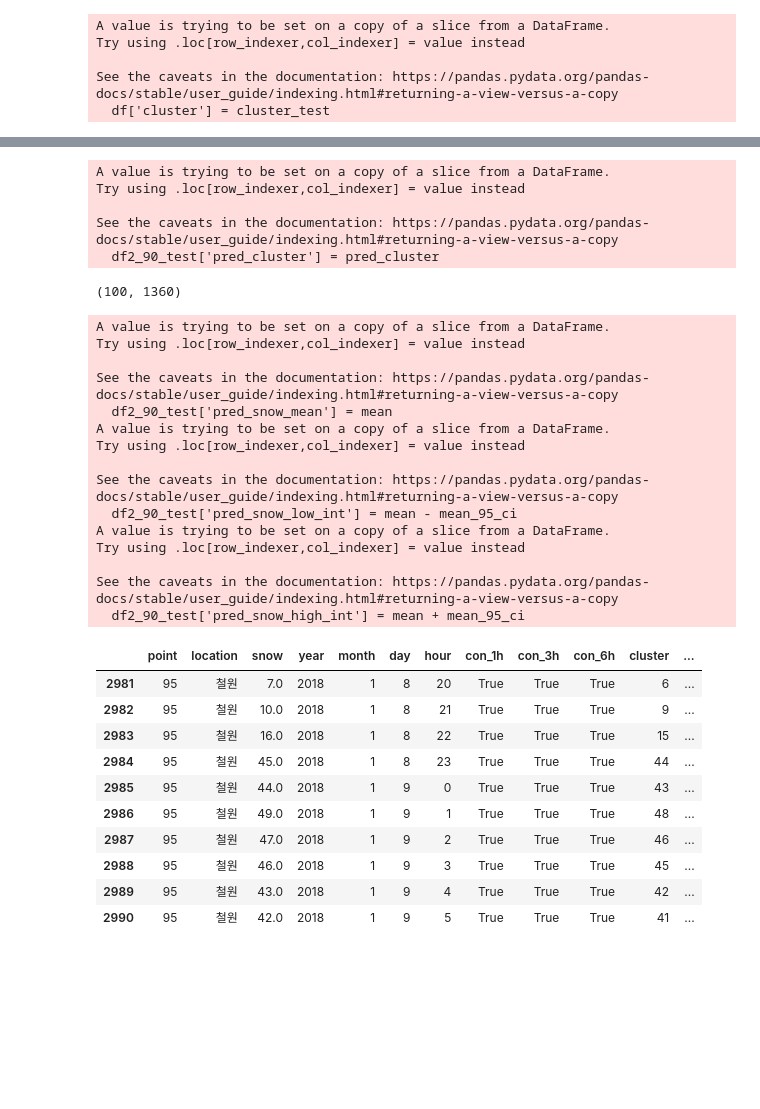
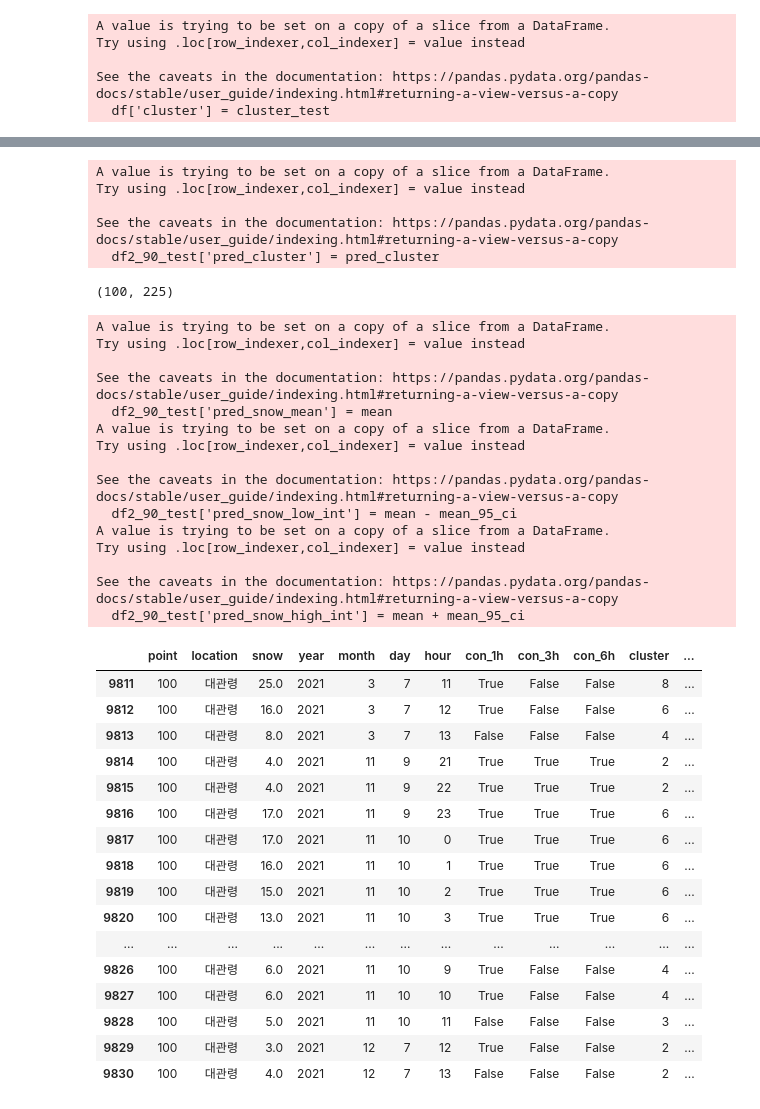
Before and after one commit to joon-stack/snow-prediction-markov-lstm, a Jupyter notebook: workspace.ipynb, the cells around one changed output, grey strips where cells are left out. Cells and saved outputs as stored; diff of their text form; code cells hidden in the pictures; blank space fills up the shorter version.

```diff
--- a/workspace.ipynb
+++ b/workspace.ipynb
@@ -89,7 +74,7 @@ def is_cont(df):
     df2 = pd.DataFrame(dic)
     return df2
 # %%
-df_90 = df[df['지점명']=='철원'].fillna(0)
+df_90 = df[df['지점명']=='대관령'].fillna(0)
 df_90 = df_90[df_90['적설(cm)']>0]
 # %%
 df2_90 = is_cont(df_90)
@@ -112,7 +97,7 @@ df2_90
 # %%
 df2_90_train = df2_90[df2_90['year'] < 2018]
 # df2_90_train = df[df['year'] < 2019]
-df2_90_test = df2_90[df2_90['year'] >= 2018]
+df2_90_test = df2_90[df2_90['year'] == 2021]
 # %%
 df2_90_test
 # %% [output]
@@ -132,7 +117,7 @@ df2_90_test
 # %%
 def make_cluster_in_order(df):
     snow = np.log(np.array(df['snow'])).reshape(-1, 1)
-    kmeans = KMeans(n_clusters=100)
+    kmeans = KMeans(n_clusters=20)
     clusters = kmeans.fit(snow)
     df['cluster']=clusters.labels_
     minmax = []
@@ -203,7 +176,7 @@ Try using .loc[row_indexer,col_indexer] = value instead
 See the caveats in the documentation: https://pandas.pydata.org/pandas-docs/stable/user_guide/indexing.html#returning-a-view-versus-a-copy
   df['cluster'] = cluster_in_order
 # %%
-markov = np.zeros((100, 100))
+markov = np.zeros((20, 20))
 # %%
 for n, cl in enumerate(df2_90_train['cluster']):
     if n == len(df2_90_train['cluster'])-1:
@@ -276,40 +273,46 @@ Try using .loc[row_indexer,col_indexer] = value instead
 
 See the caveats in the documentation: https://pandas.pydata.org/pandas-docs/stable/user_guide/indexing.html#returning-a-view-versus-a-copy
   df2_90_test['pred_cluster'] = pred_cluster
-(100, 1360)
+(100, 225)
 # %%
 mean = np.mean(pred_snow_, axis=0)
 mean_95_ci = 2.576 * np.std(pred_snow_, axis=0) / np.sqrt(100)
 df2_90_test['pred_snow_mean'] = mean
 df2_90_test['pred_snow_low_int'] = mean - mean_95_ci
 df2_90_test['pred_snow_high_int'] = mean + mean_95_ci
 
-df2_90_test[:10]
+df2_90_test[-20:]
 # %% [output]
 A value is trying to be set on a copy of a slice from a DataFrame.
 Try using .loc[row_indexer,col_indexer] = value instead
 
 See the caveats in the documentation: https://pandas.pydata.org/pandas-docs/stable/user_guide/indexing.html#returning-a-view-versus-a-copy
   df2_90_test['pred_snow_mean'] = mean
 A value is trying to be set on a copy of a slice from a DataFrame.
 Try using .loc[row_indexer,col_indexer] = value instead
 
 See the caveats in the documentation: https://pandas.pydata.org/pandas-docs/stable/user_guide/indexing.html#returning-a-view-versus-a-copy
   df2_90_test['pred_snow_low_int'] = mean - mean_95_ci
 A value is trying to be set on a copy of a slice from a DataFrame.
 Try using .loc[row_indexer,col_indexer] = value instead
 
 See the caveats in the documentation: https://pandas.pydata.org/pandas-docs/stable/user_guide/indexing.html#returning-a-view-versus-a-copy
   df2_90_test['pred_snow_high_int'] = mean + mean_95_ci
 |  | point | location | snow | year | month | day | hour | con_1h | con_3h | con_6h | cluster | ... |
-| 2981 | 95 | 철원 | 7.0 | 2018 | 1 | 8 | 20 | True | True | True | 6 | ... |
-| 2982 | 95 | 철원 | 10.0 | 2018 | 1 | 8 | 21 | True | True | True | 9 | ... |
-| 2983 | 95 | 철원 | 16.0 | 2018 | 1 | 8 | 22 | True | True | True | 15 | ... |
-| 2984 | 95 | 철원 | 45.0 | 2018 | 1 | 8 | 23 | True | True | True | 44 | ... |
-| 2985 | 95 | 철원 | 44.0 | 2018 | 1 | 9 | 0 | True | True | True | 43 | ... |
-| 2986 | 95 | 철원 | 49.0 | 2018 | 1 | 9 | 1 | True | True | True | 48 | ... |
-| 2987 | 95 | 철원 | 47.0 | 2018 | 1 | 9 | 2 | True | True | True | 46 | ... |
-| 2988 | 95 | 철원 | 46.0 | 2018 | 1 | 9 | 3 | True | True | True | 45 | ... |
-| 2989 | 95 | 철원 | 43.0 | 2018 | 1 | 9 | 4 | True | True | True | 42 | ... |
-| 2990 | 95 | 철원 | 42.0 | 2018 | 1 | 9 | 5 | True | True | True | 41 | ... |
+| 9811 | 100 | 대관령 | 25.0 | 2021 | 3 | 7 | 11 | True | False | False | 8 | ... |
+| 9812 | 100 | 대관령 | 16.0 | 2021 | 3 | 7 | 12 | True | False | False | 6 | ... |
+| 9813 | 100 | 대관령 | 8.0 | 2021 | 3 | 7 | 13 | False | False | False | 4 | ... |
+| 9814 | 100 | 대관령 | 4.0 | 2021 | 11 | 9 | 21 | True | True | True | 2 | ... |
+| 9815 | 100 | 대관령 | 4.0 | 2021 | 11 | 9 | 22 | True | True | True | 2 | ... |
+| 9816 | 100 | 대관령 | 17.0 | 2021 | 11 | 9 | 23 | True | True | True | 6 | ... |
+| 9817 | 100 | 대관령 | 17.0 | 2021 | 11 | 10 | 0 | True | True | True | 6 | ... |
+| 9818 | 100 | 대관령 | 16.0 | 2021 | 11 | 10 | 1 | True | True | True | 6 | ... |
+| 9819 | 100 | 대관령 | 15.0 | 2021 | 11 | 10 | 2 | True | True | True | 6 | ... |
+| 9820 | 100 | 대관령 | 13.0 | 2021 | 11 | 10 | 3 | True | True | True | 6 | ... |
+| ... | ... | ... | ... | ... | ... | ... | ... | ... | ... | ... | ... | ... |
+| 9826 | 100 | 대관령 | 6.0 | 2021 | 11 | 10 | 9 | True | False | False | 4 | ... |
+| 9827 | 100 | 대관령 | 6.0 | 2021 | 11 | 10 | 10 | True | False | False | 4 | ... |
+| 9828 | 100 | 대관령 | 5.0 | 2021 | 11 | 10 | 11 | False | False | False | 3 | ... |
+| 9829 | 100 | 대관령 | 3.0 | 2021 | 12 | 7 | 12 | True | False | False | 2 | ... |
+| 9830 | 100 | 대관령 | 4.0 | 2021 | 12 | 7 | 13 | False | False | False | 2 | ... |
 # %%
```
Also changed, not shown: parts of 12 cells of this notebook, 1 other file.
